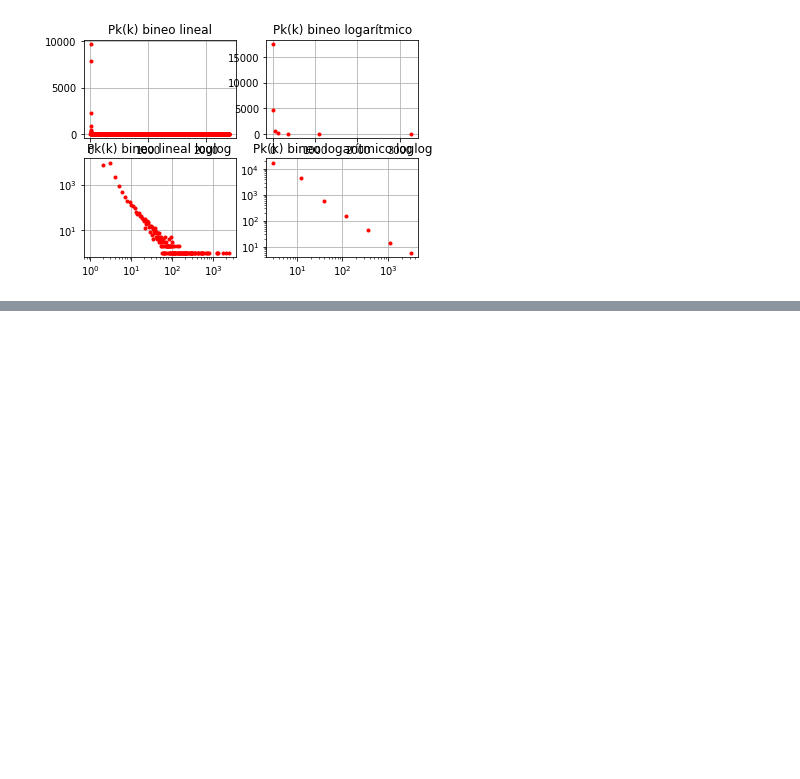
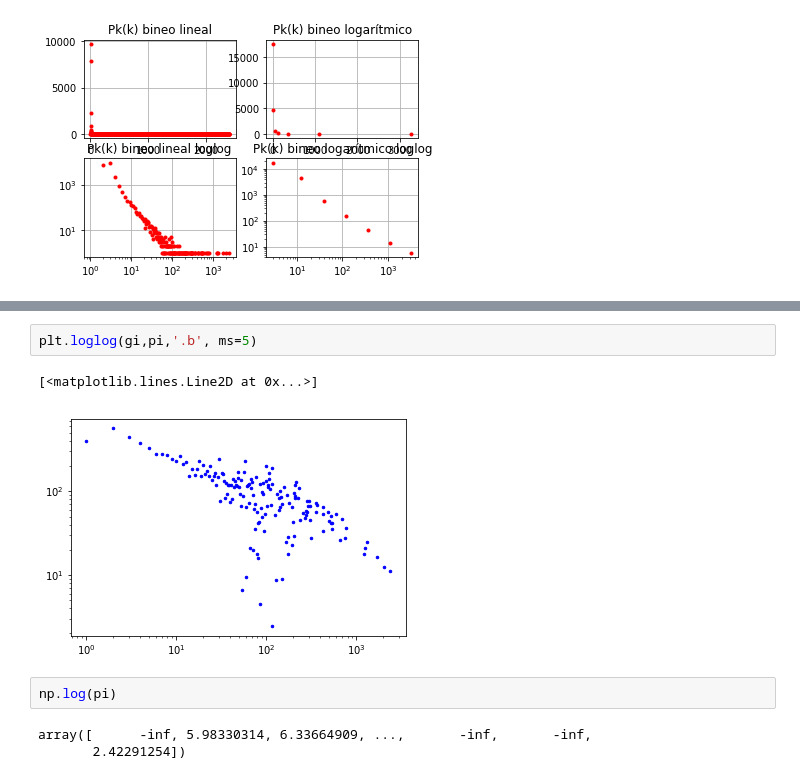
Before and after one commit to leialorenzo/Redes, a Jupyter notebook: TP1.ipynb, the cells around one changed output, grey strips where cells are left out. Cells and saved outputs as stored; diff of their text form; blank space fills up the shorter version.

```diff
--- a/TP1.ipynb
+++ b/TP1.ipynb
@@ -317,0 +365,10 @@ plt.grid(True)
+# %%
+plt.loglog(gi,pi,'.b', ms=5)
+# %% [output]
+[<matplotlib.lines.Line2D at 0x...>]
+[figure, added]
+# %%
+np.log(pi)
+# %% [output]
+array([      -inf, 5.98330314, 6.33664909, ...,       -inf,       -inf,
+       2.42291254])
```
Also changed, not shown: parts of 14 cells of this notebook.
